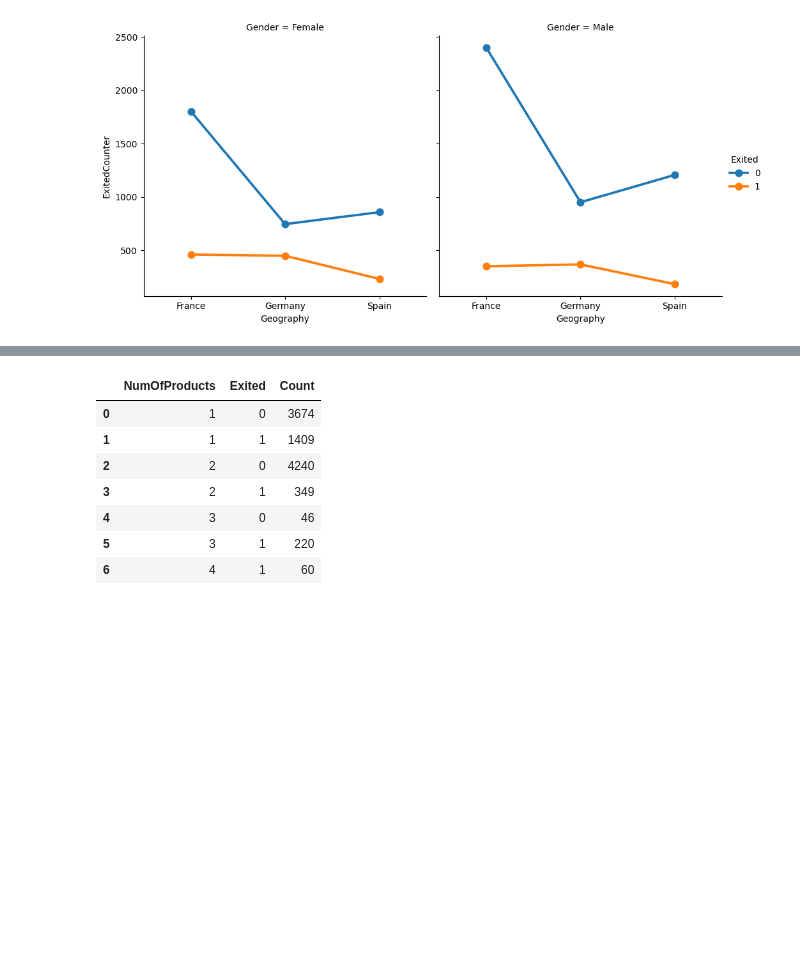
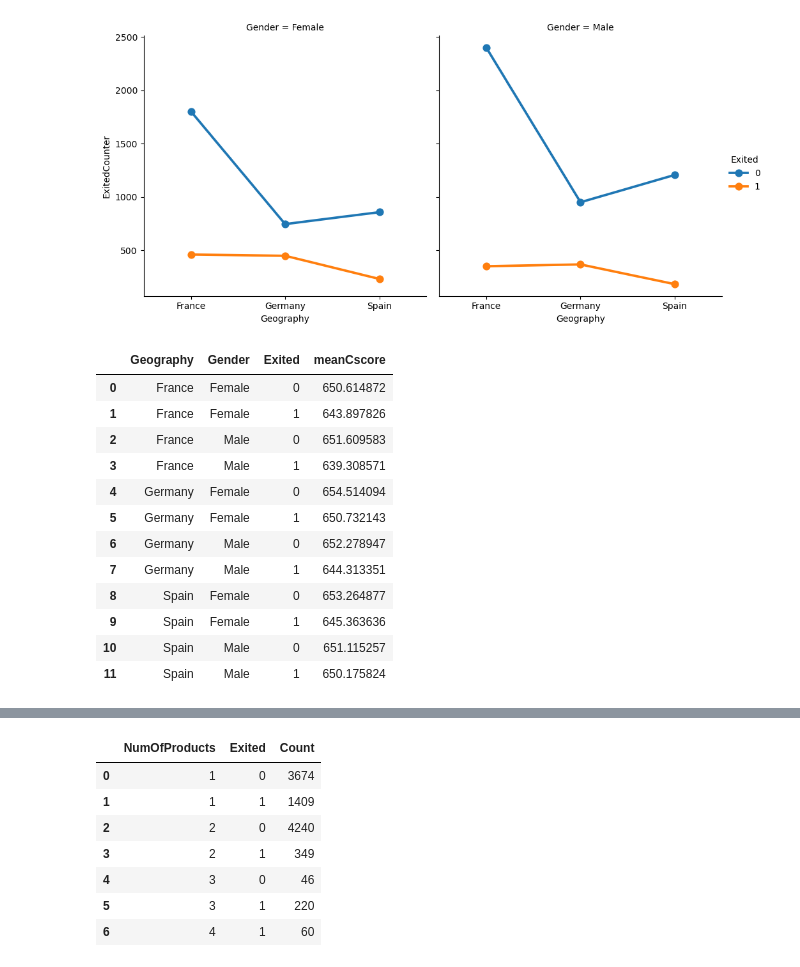
Before and after one commit to ChillLover/BankChurn, a Jupyter notebook: eda.ipynb, the cells around one changed output, grey strips where cells are left out. Saved outputs shown, nothing was run; the diff lists cells and outputs as text; code cells hidden in the pictures; blank space fills up the shorter version.

```diff
--- a/eda.ipynb
+++ b/eda.ipynb
@@ -212,3 +214,21 @@ sns.catplot(y=exited.ExitedCounter, x=exited.Geography, hue=exited.Exited, col=e
 plt.show()
 # %% [output]
 [figure]
+# %%
+CScore = data.groupby(['Geography', 'Gender', 'Exited']).agg(meanCscore=('CreditScore', 'mean')).reset_index()
+
+CScore
+# %% [output]
+|  | Geography | Gender | Exited | meanCscore |
+| 0 | France | Female | 0 | 650.614872 |
+| 1 | France | Female | 1 | 643.897826 |
+| 2 | France | Male | 0 | 651.609583 |
+| 3 | France | Male | 1 | 639.308571 |
+| 4 | Germany | Female | 0 | 654.514094 |
+| 5 | Germany | Female | 1 | 650.732143 |
+| 6 | Germany | Male | 0 | 652.278947 |
+| 7 | Germany | Male | 1 | 644.313351 |
+| 8 | Spain | Female | 0 | 653.264877 |
+| 9 | Spain | Female | 1 | 645.363636 |
+| 10 | Spain | Male | 0 | 651.115257 |
+| 11 | Spain | Male | 1 | 650.175824 |
```
Also changed, not shown: parts of 5 cells of this notebook.
